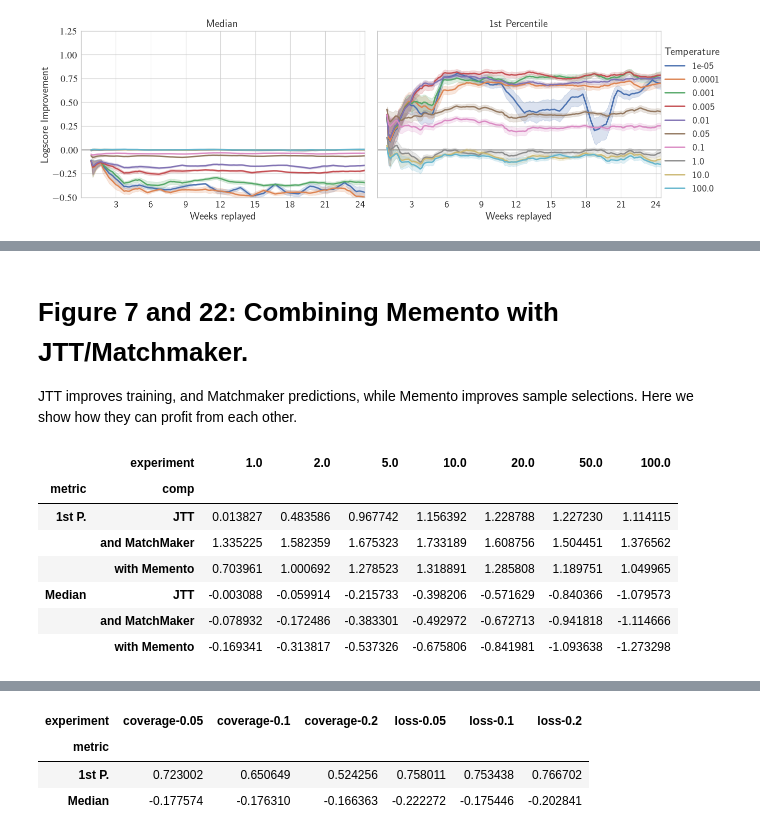
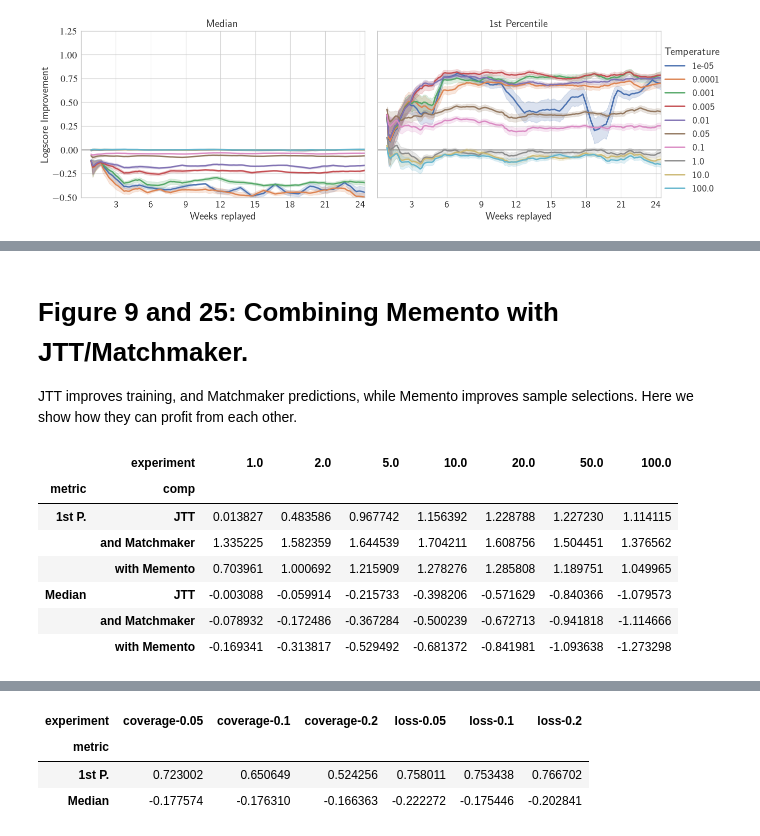
Before and after one commit to nsg-ethz/Memento-Artefacts, a Jupyter notebook: notebooks/puffer-replay.ipynb, the cells around one changed output, grey strips where cells are left out. Cells and saved outputs as stored; diff of their text form; code cells hidden in the pictures.

```diff
--- a/notebooks/puffer-replay.ipynb
+++ b/notebooks/puffer-replay.ipynb
@@ -739,44 +847,44 @@ plt.show()
 # %% [markdown]
-# Figure 7 and 22: Combining Memento with JTT/Matchmaker.
+# Figure 9 and 25: Combining Memento with JTT/Matchmaker.
 
 JTT improves training, and Matchmaker predictions, while Memento improves sample selections. Here we show how they can profit from each other.
 # %%
 upscale_range = [2., 5., 10., 20., 50., 100.]
 
 jtt_comparison = pd.concat([
     load_data({
         'comparison/baseline/random': 1,
         **{
             f'combinations/jtt/{upscale:g}': upscale
             for upscale in upscale_range
         }
     }).assign(comp="JTT"),
     load_data({
         'comparison/baseline/default': 1,
         **{
             f'combinations/memento-jtt/{upscale:g}': upscale
             for upscale in upscale_range
         }
     }).assign(comp="with Memento"),
     load_data({
         'combinations/memento-matchmaker': 1,
         **{
             f'combinations/memento-matchmaker-jtt/{upscale:g}': upscale
             for upscale in upscale_range
             if upscale != 3
         }
-    }).assign(comp="and MatchMaker"),
+    }).assign(comp="and Matchmaker"),
 ])
 summarize(jtt_comparison, "comp")
 # %% [output]
 |  | experiment | 1.0 | 2.0 | 5.0 | 10.0 | 20.0 | 50.0 | 100.0 |
 | metric | comp |  |  |  |  |  |  |  |
 | 1st P. | JTT | 0.013827 | 0.483586 | 0.967742 | 1.156392 | 1.228788 | 1.227230 | 1.114115 |
-|  | and MatchMaker | 1.335225 | 1.582359 | 1.675323 | 1.733189 | 1.608756 | 1.504451 | 1.376562 |
-|  | with Memento | 0.703961 | 1.000692 | 1.278523 | 1.318891 | 1.285808 | 1.189751 | 1.049965 |
+|  | and Matchmaker | 1.335225 | 1.582359 | 1.644539 | 1.704211 | 1.608756 | 1.504451 | 1.376562 |
+|  | with Memento | 0.703961 | 1.000692 | 1.215909 | 1.278276 | 1.285808 | 1.189751 | 1.049965 |
 | Median | JTT | -0.003088 | -0.059914 | -0.215733 | -0.398206 | -0.571629 | -0.840366 | -1.079573 |
-|  | and MatchMaker | -0.078932 | -0.172486 | -0.383301 | -0.492972 | -0.672713 | -0.941818 | -1.114666 |
-|  | with Memento | -0.169341 | -0.313817 | -0.537326 | -0.675806 | -0.841981 | -1.093638 | -1.273298 |
+|  | and Matchmaker | -0.078932 | -0.172486 | -0.367284 | -0.500239 | -0.672713 | -0.941818 | -1.114666 |
+|  | with Memento | -0.169341 | -0.313817 | -0.529492 | -0.681372 | -0.841981 | -1.093638 | -1.273298 |
 # %%
 plot_upscale_range = [1, *[int(param) for param in upscale_range]]
 plot_upscale_labels = ["N/A", *[int(param) for param in upscale_range]]
```
Also changed, not shown: parts of 32 cells of this notebook, 30 other files.
